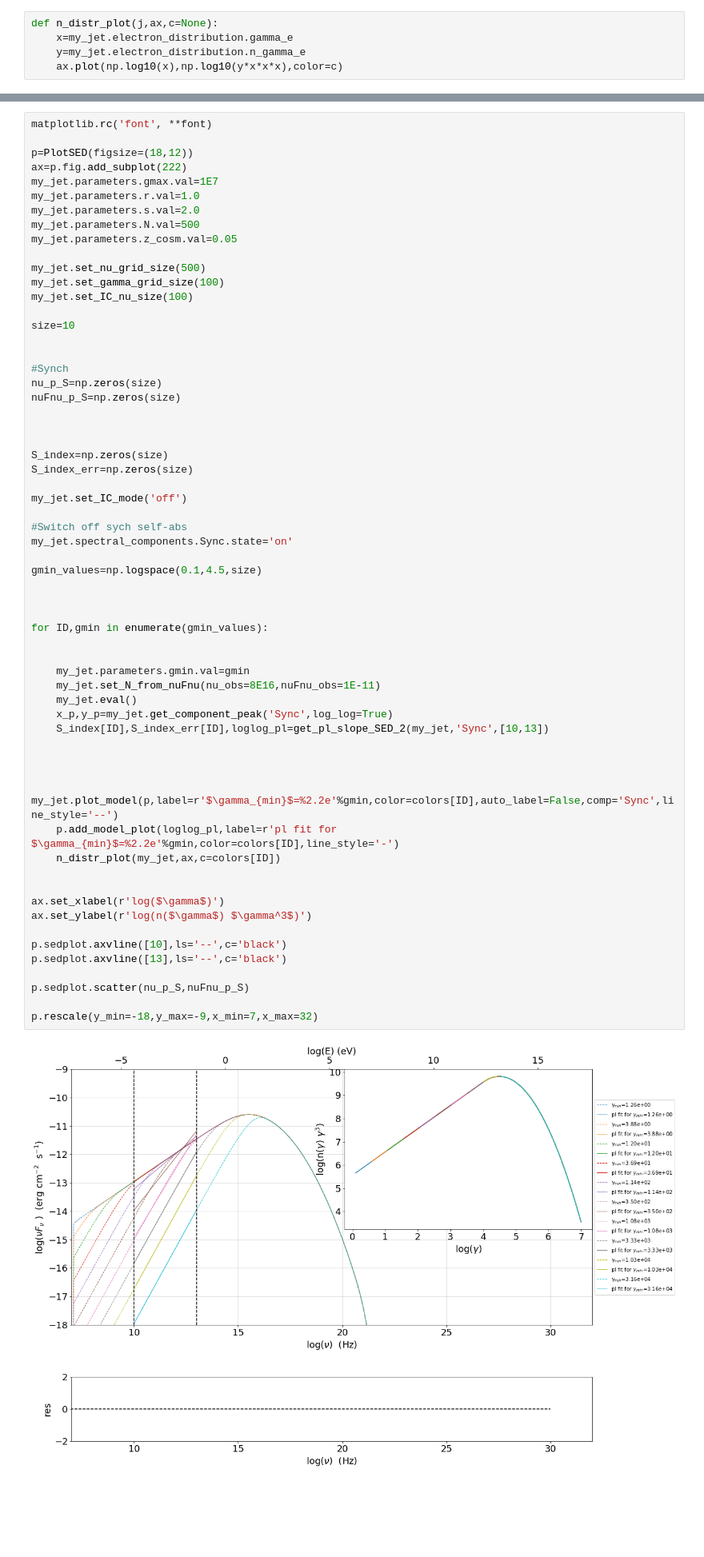
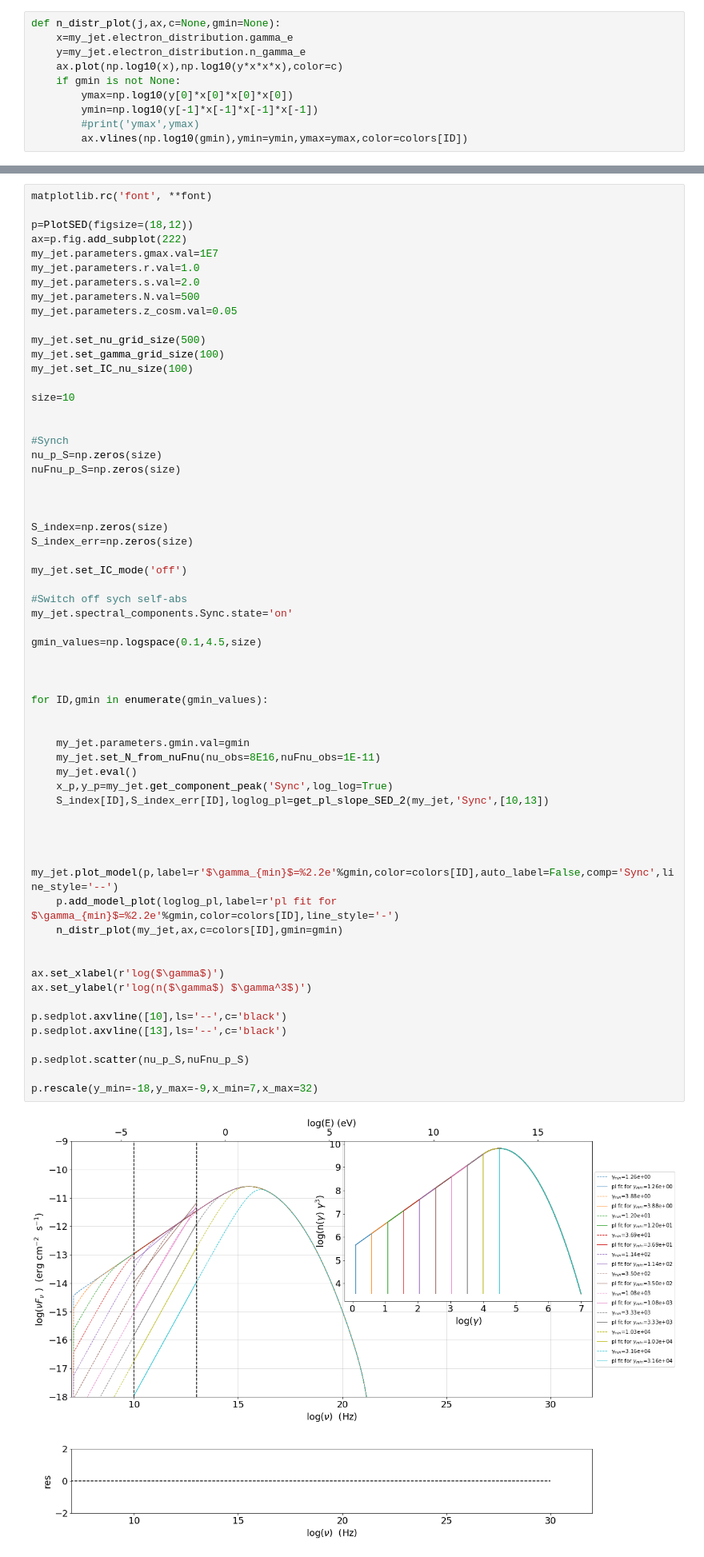
Before and after one commit to andreatramacere/UniGe_HighEnergy_Astrophysics_Lesson, a Jupyter notebook: Tutorial_2.ipynb, the cells around one changed output, grey strips where cells are left out. Shown at 80% size. Drawn from its saved outputs; the diff is of its cells as text; blank space fills up the shorter version.

```diff
--- a/Tutorial_2.ipynb
+++ b/Tutorial_2.ipynb
@@ -33,10 +33,15 @@ from jetset.model_manager import FitModel
 from jetset.minimizer import fit_SED
 from jetset.data_loader import Data,ObsData
 # %%
-def n_distr_plot(j,ax,c=None):
+def n_distr_plot(j,ax,c=None,gmin=None):
     x=my_jet.electron_distribution.gamma_e
     y=my_jet.electron_distribution.n_gamma_e
     ax.plot(np.log10(x),np.log10(y*x*x*x),color=c)
+    if gmin is not None:
+        ymax=np.log10(y[0]*x[0]*x[0]*x[0])
+        ymin=np.log10(y[-1]*x[-1]*x[-1]*x[-1])
+        #print('ymax',ymax)
+        ax.vlines(np.log10(gmin),ymin=ymin,ymax=ymax,color=colors[ID])
 # %%
 
 
@@ -279,35 +204,35 @@ my_jet.spectral_components.Sync.state='on'
 
 gmin_values=np.logspace(0.1,4.5,size)
 
 
 
 for ID,gmin in enumerate(gmin_values):
 
 
     my_jet.parameters.gmin.val=gmin
     my_jet.set_N_from_nuFnu(nu_obs=8E16,nuFnu_obs=1E-11)
     my_jet.eval()
     x_p,y_p=my_jet.get_component_peak('Sync',log_log=True)
     S_index[ID],S_index_err[ID],loglog_pl=get_pl_slope_SED_2(my_jet,'Sync',[10,13])
 
 
 
     my_jet.plot_model(p,label=r'$\gamma_{min}$=%2.2e'%gmin,color=colors[ID],auto_label=False,comp='Sync',line_style='--')
     p.add_model_plot(loglog_pl,label=r'pl fit for $\gamma_{min}$=%2.2e'%gmin,color=colors[ID],line_style='-')
-    n_distr_plot(my_jet,ax,c=colors[ID])
+    n_distr_plot(my_jet,ax,c=colors[ID],gmin=gmin)
 
 
 ax.set_xlabel(r'log($\gamma$)')
 ax.set_ylabel(r'log(n($\gamma$) $\gamma^3$)')
 
 p.sedplot.axvline([10],ls='--',c='black')
 p.sedplot.axvline([13],ls='--',c='black')
 
 p.sedplot.scatter(nu_p_S,nuFnu_p_S)
 
 p.rescale(y_min=-18,y_max=-9,x_min=7,x_max=32)
 # %% [output]
-[figure, old version]
+[figure, new version]
 # %%
 S_spectral_index=S_index-1
 
```
Also changed, not shown: parts of 8 cells of this notebook, 1 other file.
